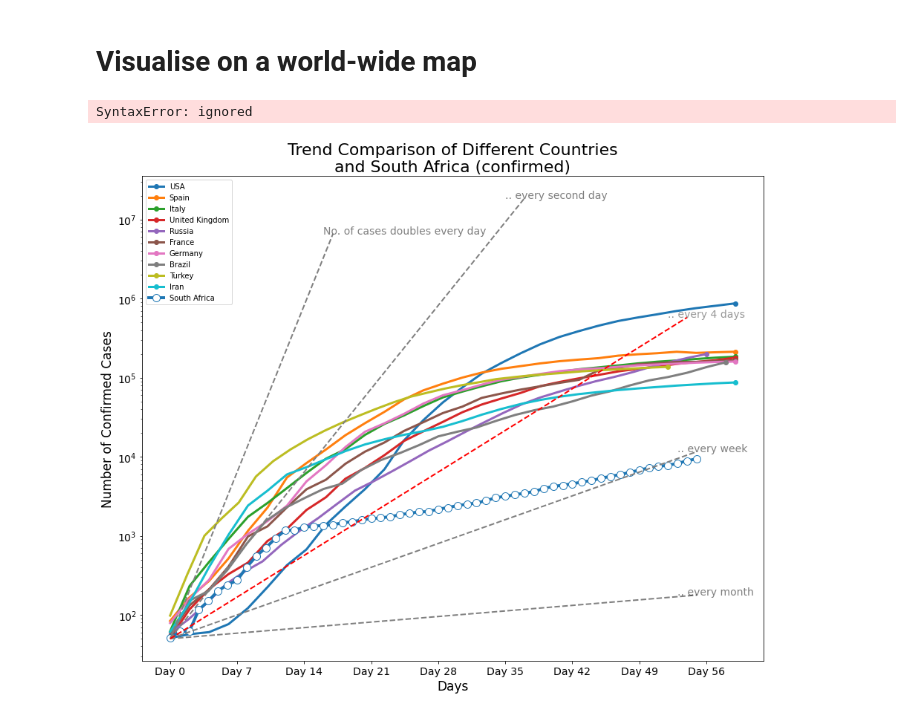
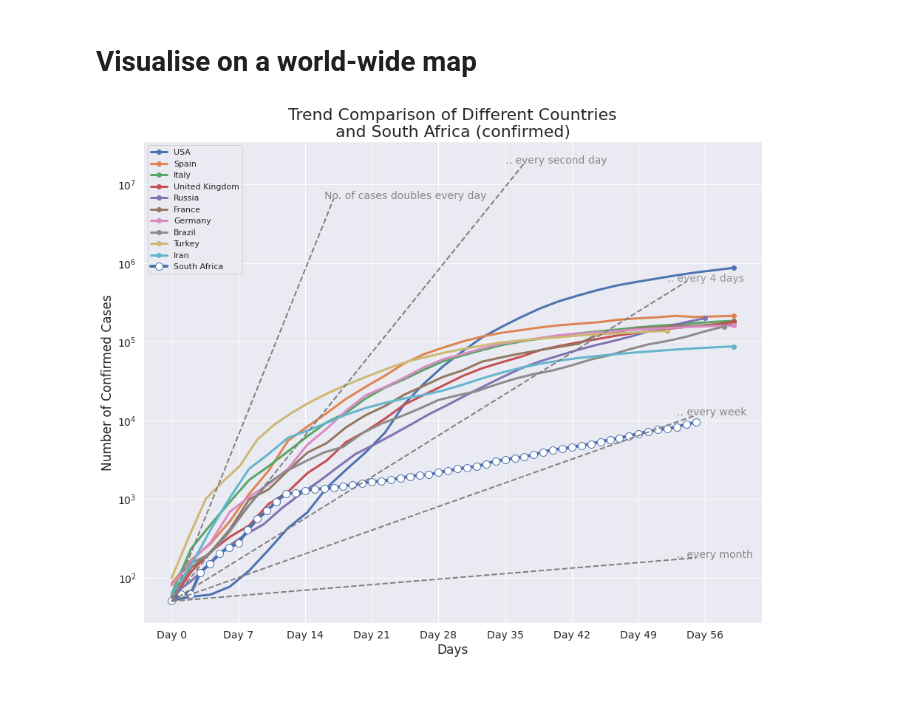
Before and after one commit to CharlBrill89/Covid-19, a Jupyter notebook: Covid19.ipynb, the cells around one changed output. Saved outputs shown, nothing was run; the diff lists cells and outputs as text; code cells hidden in the pictures.

```diff
--- a/Covid19.ipynb
+++ b/Covid19.ipynb
@@ -242,6 +249,6 @@ df_continents_cases.sort_values(by=['Deaths'], ascending = False)["Deaths"].valu
 # %%
 df_countries_cases.sort_values(by=['Deaths'], ascending = False)["Deaths"].index[:10]
 # %%
-df_top10_deaths = df_countries_cases.sort_values('Deaths', ascending= False).head(10)#.format("{:,.1f}")
+df_top10_deaths = df_countries_cases.sort_values('Deaths', ascending= False).reset_index().head(10)#.format("{:,.1f}")
 df_top10_deaths
 # %% [output]
@@ -268,0 +266,20 @@ sns.catplot(x="Deaths",\
+# %%
+#Playing around with seaborn plots
+import seaborn as sns
+
+fig = sns.catplot(x="country", y="Deaths", kind="bar", data=df_top10_deaths, aspect=3)
+
+# Get current axis on current figure
+ax = plt.gca()
+
+for i, bar in enumerate(plot.ax.patches):
+    h = bar.get_height()
+    fig.ax.text(
+        i, # bar index (x coordinate of text)
+        h+10, # y coordinate of text
+        '{:,}'.format(int(h)),  # y label
+        ha='center',
+        va='center',
+        size=10)
+
+fig.savefig('Deaths.png')
@@ -273,14 +292,21 @@ world_map = folium.Map(location=[10,0], tiles="cartodbpositron", zoom_start=2,ma
 for i in range(0,len(df_confirmed)):
     folium.Circle(
         location=[df_confirmed.iloc[i]['Lat'], df_confirmed.iloc[i]['Long']],
-        10,
+        tooltip = "<h5 style='text-align:center;font-weight: bold'>"+df_confirmed.iloc[i]['country']+"</h5>"+
+                    "<div style='text-align:center;'>"+str(np.nan_to_num(df_confirmed.iloc[i]['State']))+"</div>"+
+                    "<hr style='margin:10px;'>"+
+                    "<ul style='color: #444;list-style-type:circle;align-item:left;padding-left:20px;padding-right:20px'>"+
+        "<li>Confirmed: "+str(df_confirmed.iloc[i,-1])+"</li>"+
+        "<li>Deaths:   "+str(df_deaths.iloc[i,-1])+"</li>"+
+        "<li>Mortality Rate:   "+str(np.round(df_deaths.iloc[i,-1]/(df_confirmed.iloc[i,-1]+1.00001)*100,2))+"</li>"+
+        "</ul>"
+        ,
+        radius=(int((np.log(df_confirmed.iloc[i,-1]+1.00001)))+0.2)*50000,
         color='#ff6600',
         fill_color='#ff8533',
         fill=True).add_to(world_map)
 
 world_map
-# %% [output]
-SyntaxError: ignored
 # %%
 temp = df_confirmed.groupby('country').sum().drop(["Lat","Long"],axis =1).sort_values(df_confirmed.columns[-1], ascending= False)
 
@@ -315,33 +341,32 @@ plt.plot(x,y,"--",linewidth =2,color = "gray")
 plt.annotate("No. of cases doubles every day",(x[-2],y[-1]),xycoords="data",fontsize=14,alpha = 0.5)
 
 x = np.arange(0,int(days-22))
 y = 2**(x/2+np.log2(threshold))
 plt.plot(x,y,"--",linewidth =2,color = "gray")
 plt.annotate(".. every second day",(x[-3],y[-1]),xycoords="data",fontsize=14,alpha = 0.5)
 
 x = np.arange(0,int(days-4))
 y = 2**(x/7+np.log2(threshold))
 plt.plot(x,y,"--",linewidth =2,color = "gray")
 plt.annotate(".. every week",(x[-3],y[-1]),xycoords="data",fontsize=14,alpha = 0.5)
 
 x = np.arange(0,int(days-4))
 y = 2**(x/30+np.log2(threshold))
 plt.plot(x,y,"--",linewidth =2,color = "gray")
 plt.annotate(".. every month",(x[-3],y[-1]),xycoords="data",fontsize=14,alpha = 0.5)
 
-
 x = np.arange(0,int(days-5))
 y = 2**(x/4+np.log2(threshold))
-plt.plot(x,y,"--",linewidth =2,color = "Red")
+plt.plot(x,y,"--",linewidth =2,color = "gray")
 plt.annotate(".. every 4 days",(x[-3],y[-1]),color="gray",xycoords="data",fontsize=14,alpha = 0.8)
 
 # plot Params
 plt.xlabel("Days",fontsize=17)
 plt.ylabel("Number of Confirmed Cases",fontsize=17)
 plt.title("Trend Comparison of Different Countries\n and South Africa (confirmed) ",fontsize=22)
 plt.legend(loc = "upper left")
 plt.yscale("log")
 #plt.grid(which="both")
 plt.show()
 # %% [output]
-[figure, old version]
+[figure, new version]
```
Also changed, not shown: parts of 15 cells of this notebook.
